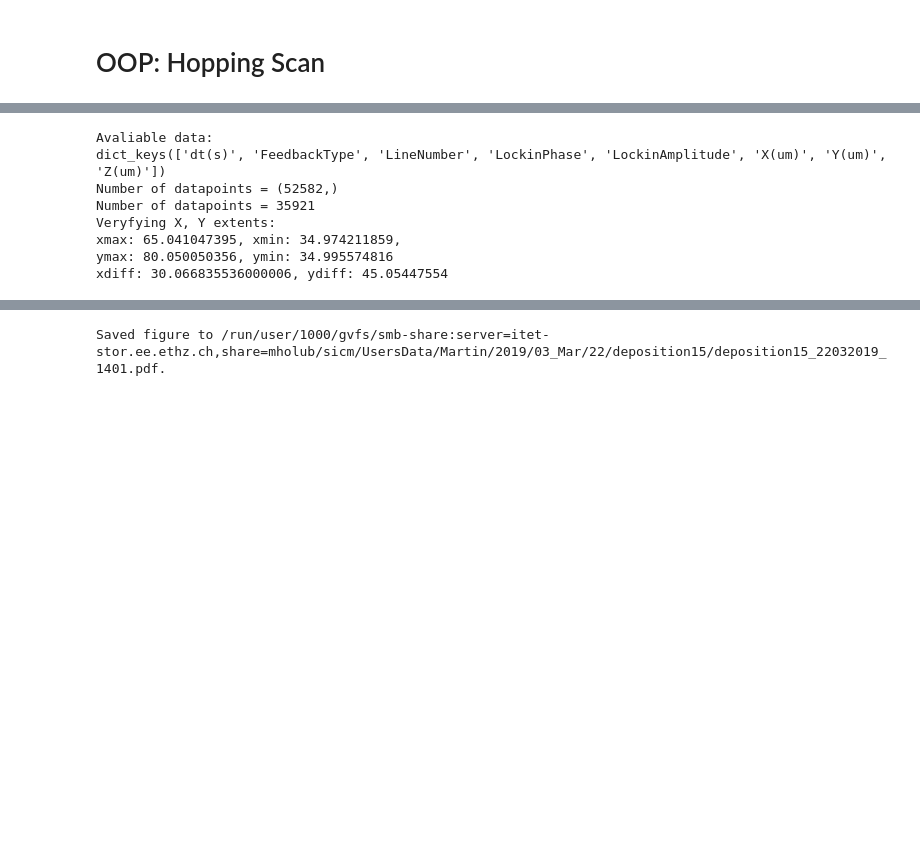
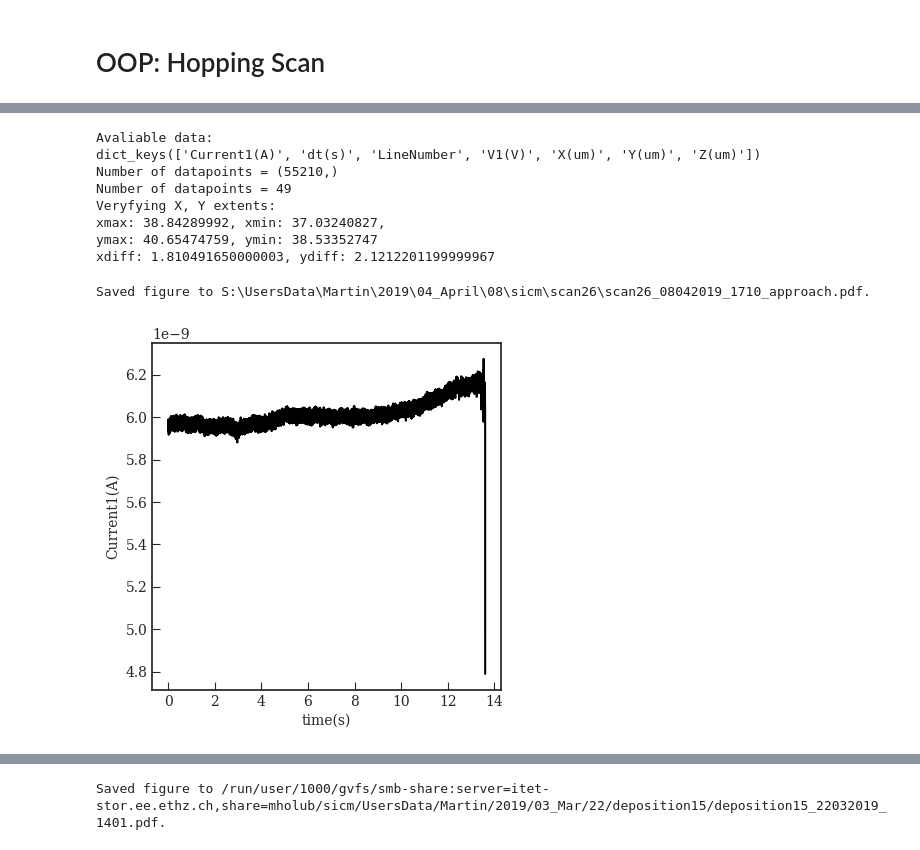
Before and after one commit to martinholub/sicm, a Jupyter notebook: notebooks/plots.ipynb, the cells around one changed output, grey strips where cells are left out. Cells and saved outputs as stored; diff of their text form; code cells hidden in the pictures; blank space fills up the shorter version.

```diff
--- a/notebooks/plots.ipynb
+++ b/notebooks/plots.ipynb
@@ -13,15 +16,20 @@ import numpy as np
 # %%
-scan = Scan(datadir = "S:/UsersData/Martin/2019/03_Mar/28/scans/exp1",
-               exp_name = "deposition2", scan_type = "it")
+scan = Scan(datadir = "S:/UsersData/Martin/2019/04_April/08/sicm/scan26",
+               exp_name = "scan26", scan_type = "scan")
 # %% [output]
 Avaliable data:
-dict_keys(['dt(s)', 'FeedbackType', 'LineNumber', 'LockinPhase', 'LockinAmplitude', 'X(um)', 'Y(um)', 'Z(um)'])
-Number of datapoints = (52582,)
-Number of datapoints = 35921
+dict_keys(['Current1(A)', 'dt(s)', 'LineNumber', 'V1(V)', 'X(um)', 'Y(um)', 'Z(um)'])
+Number of datapoints = (55210,)
+Number of datapoints = 49
 Veryfying X, Y extents:
-xmax: 65.041047395, xmin: 34.974211859,
-ymax: 80.050050356, ymin: 34.995574816
-xdiff: 30.066835536000006, ydiff: 45.05447554
+xmax: 38.84289992, xmin: 37.03240827,
+ymax: 40.65474759, ymin: 38.53352747
+xdiff: 1.810491650000003, ydiff: 2.1212201199999967
+# %%
+scan._plot_approach()
+# %% [output]
+Saved figure to S:\UsersData\Martin\2019\04_April\08\sicm\scan26\scan26_08042019_1710_approach.pdf.
+[figure, added]
 # %%
 scan.plot_hopping_scan()
 # %% [output]
```
Also changed, not shown: parts of 5 cells of this notebook, 5 other files.
